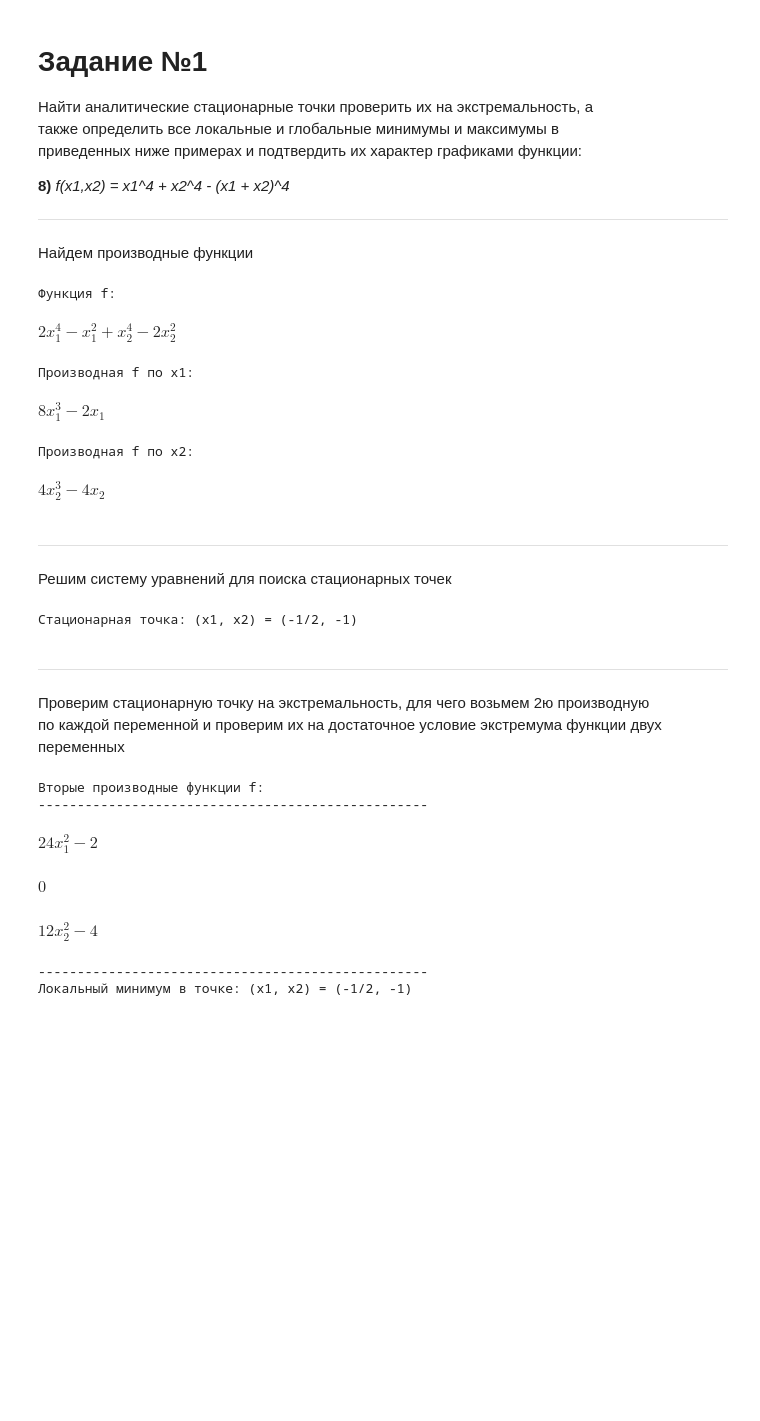
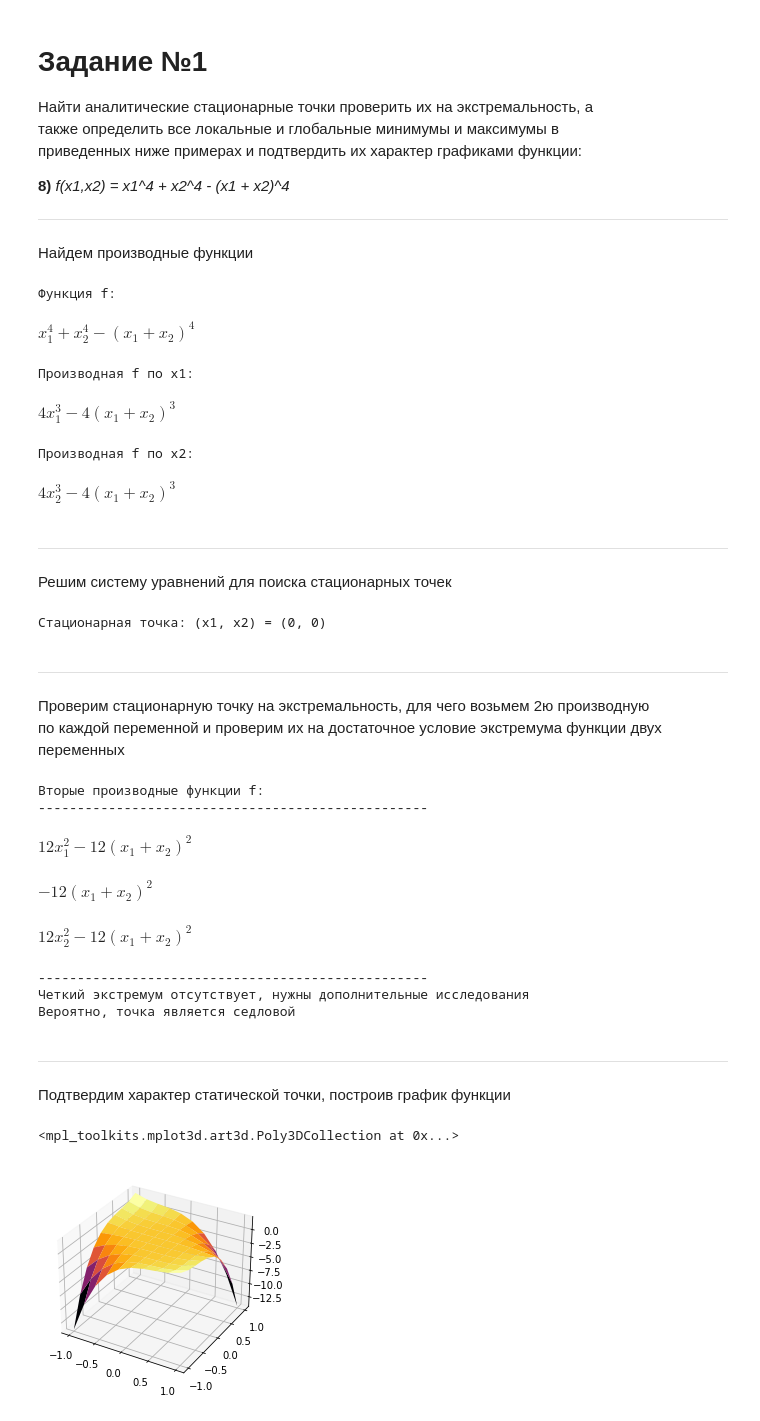
Before and after one commit to ImAllergicToFish/Optimization-methods, a Jupyter notebook: Lab_1.ipynb, the cells around one changed output. Drawn from its saved outputs; the diff is of its cells as text; code cells hidden in the pictures; blank space fills up the shorter version.

```diff
--- a/Lab_1.ipynb
+++ b/Lab_1.ipynb
@@ -13,8 +13,7 @@ from sympy import *
 from IPython.display import display
 
 x1, x2 = symbols('x1 x2')
-#f = x1**4 + x2**4 - (x1 + x2)**4
-f = 2*x1**4+x2**4 - x1**2 - 2*x2**2
+f = x1**4 + x2**4 - (x1 + x2)**4
 
 dif_x1 = diff(f, x1)
 dif_x2 = diff(f, x2)
@@ -27,11 +26,11 @@ print('Производная f по x2:')
 display(dif_x2)
 # %% [output]
 Функция f:
-$\displaystyle 2 x_{1}^{4} - x_{1}^{2} + x_{2}^{4} - 2 x_{2}^{2}$
+$\displaystyle x_{1}^{4} + x_{2}^{4} - \left(x_{1} + x_{2}\right)^{4}$
 Производная f по x1:
-$\displaystyle 8 x_{1}^{3} - 2 x_{1}$
+$\displaystyle 4 x_{1}^{3} - 4 \left(x_{1} + x_{2}\right)^{3}$
 Производная f по x2:
-$\displaystyle 4 x_{2}^{3} - 4 x_{2}$
+$\displaystyle 4 x_{2}^{3} - 4 \left(x_{1} + x_{2}\right)^{3}$
 # %% [markdown]
 ***
 Решим систему уравнений для поиска стационарных точек
@@ -44,7 +43,7 @@ stat_p = solve(eqs, (x1, x2))
 
 print('Стационарная точка: (x1, x2) =', stat_p[0])
 # %% [output]
-Стационарная точка: (x1, x2) = (-1/2, -1)
+Стационарная точка: (x1, x2) = (0, 0)
 # %% [markdown]
 ***
 Проверим стационарную точку на экстремальность, для чего возьмем 2ю производную
@@ -77,11 +76,51 @@ elif(extreme_indicator < 0):
     print('В точке (x1, x2) =', stat_p, 'экстремум отсутствует')
 else:
     print('Четкий экстремум отсутствует, нужны дополнительные исследования')
+    print('Вероятно, точка является седловой')
 # %% [output]
 Вторые производные функции f:
 --------------------------------------------------
-$\displaystyle 24 x_{1}^{2} - 2$
+$\displaystyle 12 x_{1}^{2} - 12 \left(x_{1} + x_{2}\right)^{2}$
-$\displaystyle 0$
+$\displaystyle - 12 \left(x_{1} + x_{2}\right)^{2}$
-$\displaystyle 12 x_{2}^{2} - 4$
+$\displaystyle 12 x_{2}^{2} - 12 \left(x_{1} + x_{2}\right)^{2}$
 --------------------------------------------------
-Локальный минимум в точке: (x1, x2) = (-1/2, -1)
+Четкий экстремум отсутствует, нужны дополнительные исследования
+Вероятно, точка является седловой
+# %% [markdown]
+***
+Подтвердим характер статической точки, построив график функции
+# %%
+import matplotlib.pyplot as plt
+from matplotlib import cm
+import numpy as np
+
+#Инициализируем систему координат
+fig = plt.figure()
+ax = fig.add_subplot(1, 1, 1, projection = "3d")
+
+#Задаем количество точек на ось границы
+vals_quantity = 10
+vals_range = np.linspace(-1, 1, vals_quantity)
+
+#Генерируем значения сетки для x1 и x2
+x1_vals, x2_vals = np.meshgrid(vals_range, vals_range)
+
+#Инициализация пустого двумерного массива значений функции
+f_vals = np.empty((vals_quantity, vals_quantity), dtype="float32")
+
+#Подстановка значений x1, x2 в функцию f
+i = 0
+while(i < vals_quantity ):
+    j = 0
+
+    while(j < vals_quantity):
+        f_vals[i][j] = f.subs([(x1, x1_vals[i][j]), (x2, x2_vals[i][j])])
+        j = j + 1
+
+    i = i + 1
+
+#Отрисовка графика по точкам
+ax.plot_surface(x1_vals, x2_vals, f_vals, cmap = 'inferno')
+# %% [output]
+<mpl_toolkits.mplot3d.art3d.Poly3DCollection at 0x...>
+[figure, added]
```
